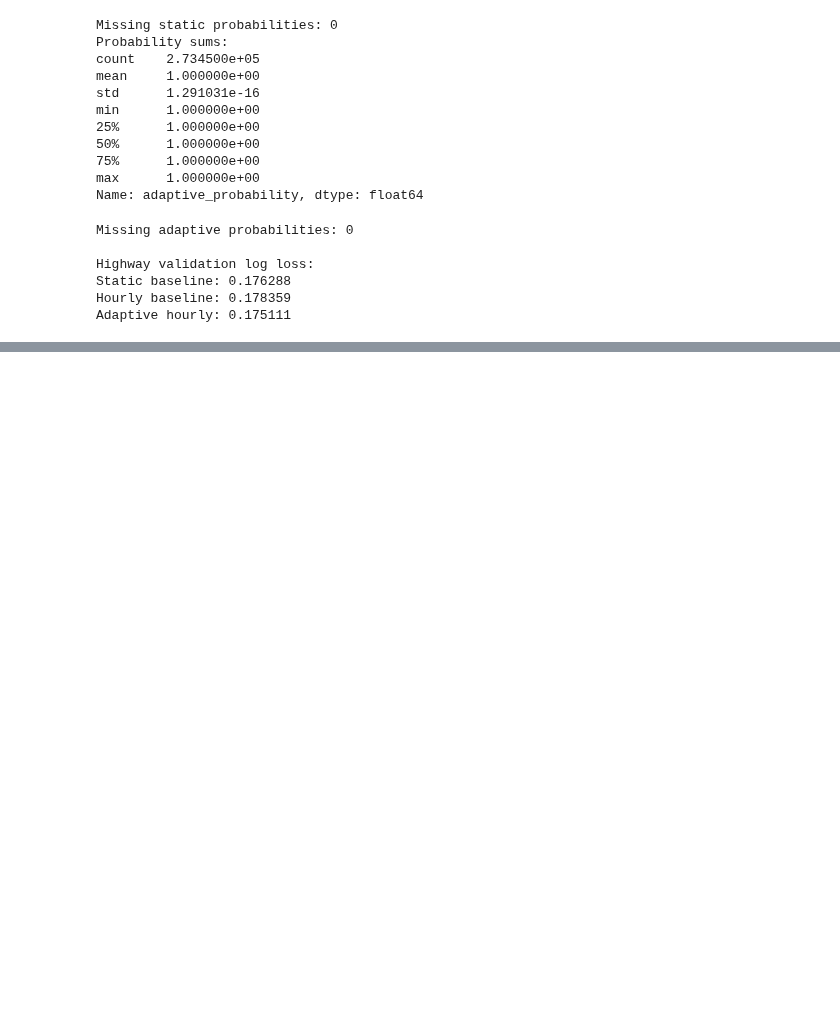
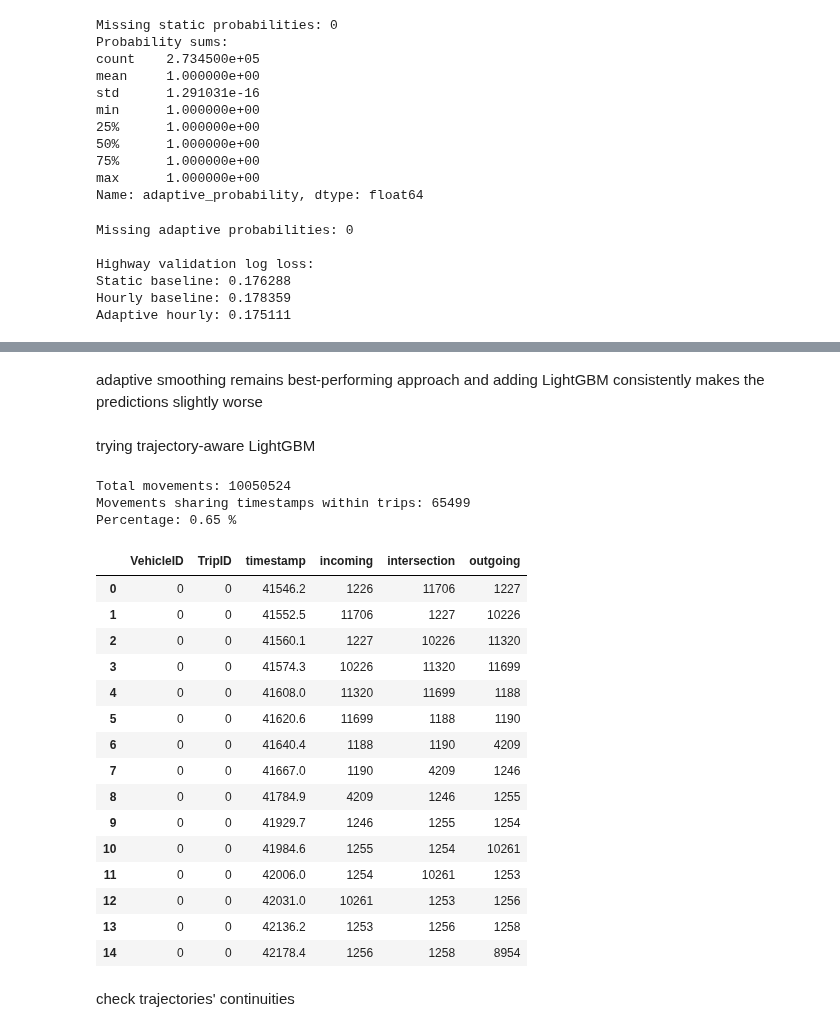
Before and after one commit to grigorashchenkoea/ev-traffic-charging-prediction, a Jupyter notebook: notebooks/01_data_exploration.ipynb, the cells around one changed output, grey strips where cells are left out. Drawn from its saved outputs; the diff is of its cells as text; code cells hidden in the pictures; blank space fills up the shorter version.

Commit message:
Add turn prediction baselines and trajectory-aware models

```diff
--- a/notebooks/01_data_exploration.ipynb
+++ b/notebooks/01_data_exploration.ipynb
@@ -4430,0 +6695,70 @@ Adaptive hourly: 0.175111
+# %% [markdown]
+adaptive smoothing remains best-performing approach and adding LightGBM consistently makes the predictions slightly worse
+# %% [markdown]
+trying trajectory-aware LightGBM
+# %%
+# Inspect movement ordering within trips
+trajectory_check = (
+    train_movements[
+        [
+            "VehicleID",
+            "TripID",
+            "timestamp",
+            "incoming",
+            "intersection",
+            "outgoing"
+        ]
+    ]
+    .sort_values(
+        ["VehicleID", "TripID", "timestamp"],
+        kind="stable"
+    )
+)
+
+# Check duplicate timestamps within trips
+duplicate_timestamps = trajectory_check.duplicated(
+    subset=["VehicleID", "TripID", "timestamp"],
+    keep=False
+)
+
+print("Total movements:", len(trajectory_check))
+print(
+    "Movements sharing timestamps within trips:",
+    duplicate_timestamps.sum()
+)
+
+print(
+    "Percentage:",
+    round(100 * duplicate_timestamps.mean(), 2),
+    "%"
+)
+
+# Display one example trip
+example_trip = trajectory_check[
+    (trajectory_check["VehicleID"] == trajectory_check.iloc[0]["VehicleID"])
+    & (trajectory_check["TripID"] == trajectory_check.iloc[0]["TripID"])
+]
+
+display(example_trip.head(15))
+# %% [output]
+Total movements: 10050524
+Movements sharing timestamps within trips: 65499
+Percentage: 0.65 %
+|  | VehicleID | TripID | timestamp | incoming | intersection | outgoing |
+| 0 | 0 | 0 | 41546.2 | 1226 | 11706 | 1227 |
+| 1 | 0 | 0 | 41552.5 | 11706 | 1227 | 10226 |
+| 2 | 0 | 0 | 41560.1 | 1227 | 10226 | 11320 |
+| 3 | 0 | 0 | 41574.3 | 10226 | 11320 | 11699 |
+| 4 | 0 | 0 | 41608.0 | 11320 | 11699 | 1188 |
+| 5 | 0 | 0 | 41620.6 | 11699 | 1188 | 1190 |
+| 6 | 0 | 0 | 41640.4 | 1188 | 1190 | 4209 |
+| 7 | 0 | 0 | 41667.0 | 1190 | 4209 | 1246 |
+| 8 | 0 | 0 | 41784.9 | 4209 | 1246 | 1255 |
+| 9 | 0 | 0 | 41929.7 | 1246 | 1255 | 1254 |
+| 10 | 0 | 0 | 41984.6 | 1255 | 1254 | 10261 |
+| 11 | 0 | 0 | 42006.0 | 1254 | 10261 | 1253 |
+| 12 | 0 | 0 | 42031.0 | 10261 | 1253 | 1256 |
+| 13 | 0 | 0 | 42136.2 | 1253 | 1256 | 1258 |
+| 14 | 0 | 0 | 42178.4 | 1256 | 1258 | 8954 |
+# %% [markdown]
+check trajectories' continuities
```
Also changed, not shown: parts of 93 cells of this notebook.
